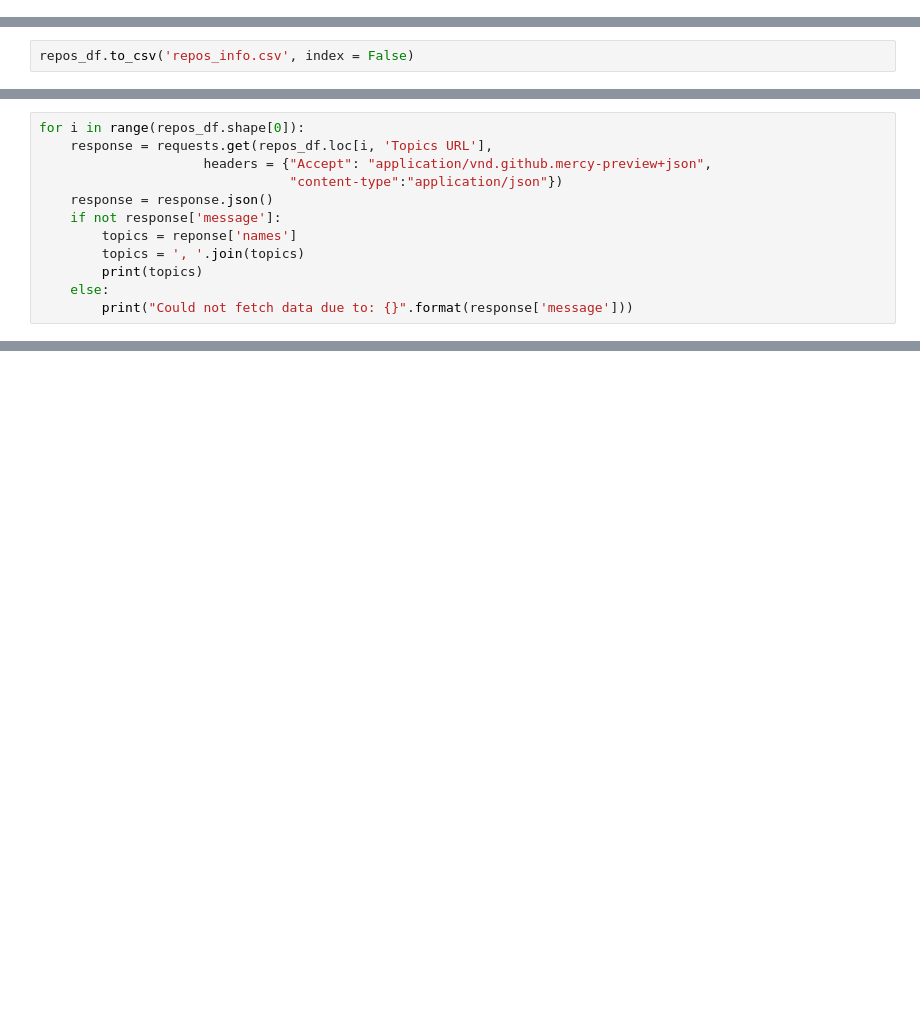
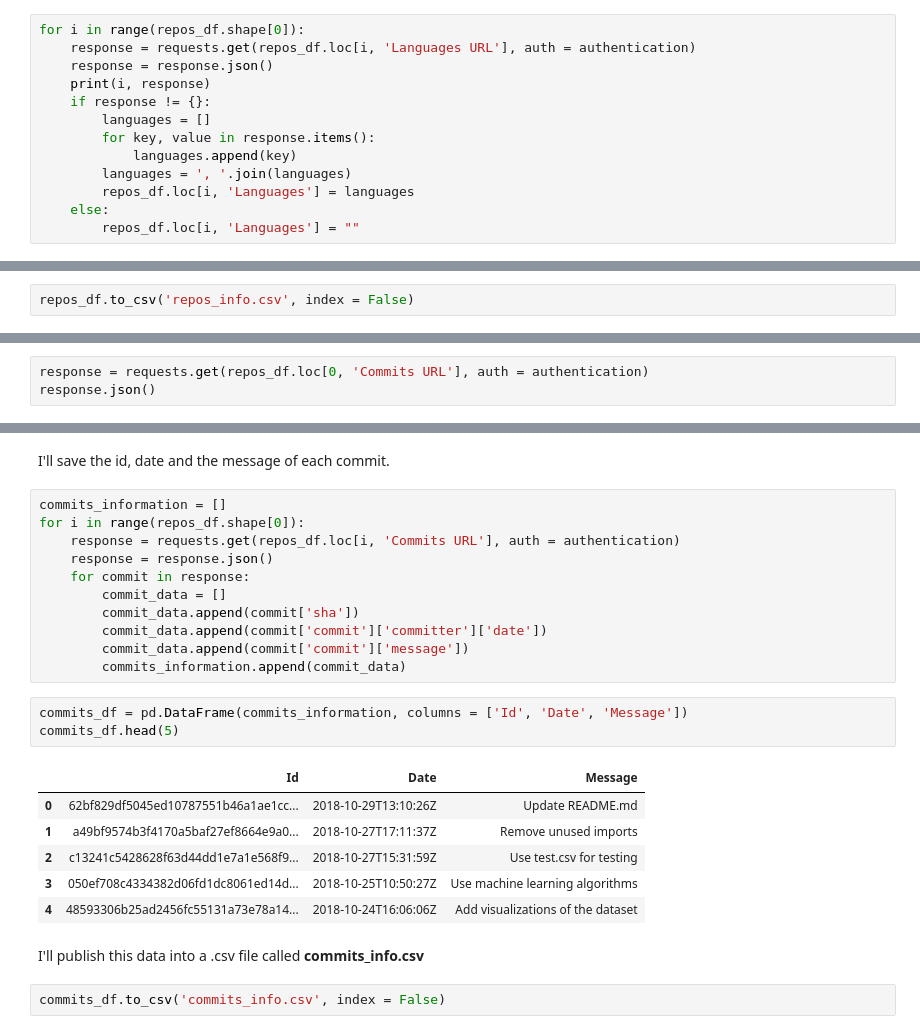
Before and after one commit to kb22/GitHub-User-Insights-using-API, a Jupyter notebook: Data collection.ipynb, the cells around one changed output, grey strips where cells are left out. Cells and saved outputs as stored; diff of their text form; blank space fills up the shorter version.

```diff
--- a/Data collection.ipynb
+++ b/Data collection.ipynb
@@ -133,0 +161,13 @@ repos_df.head(5)
+# %%
+for i in range(repos_df.shape[0]):
+    response = requests.get(repos_df.loc[i, 'Languages URL'], auth = authentication)
+    response = response.json()
+    print(i, response)
+    if response != {}:
+        languages = []
+        for key, value in response.items():
+            languages.append(key)
+        languages = ', '.join(languages)
+        repos_df.loc[i, 'Languages'] = languages
+    else:
+        repos_df.loc[i, 'Languages'] = ""
@@ -142,12 +195,0 @@ For topics of each repository, I'll iterate through all repos' `Topics URL` and
-# %%
-for i in range(repos_df.shape[0]):
-    response = requests.get(repos_df.loc[i, 'Topics URL'],
-                     headers = {"Accept": "application/vnd.github.mercy-preview+json",
-                                "content-type":"application/json"})
-    response = response.json()
-    if not response['message']:
-        topics = reponse['names']
-        topics = ', '.join(topics)
-        print(topics)
-    else:
-        print("Could not fetch data due to: {}".format(response['message']))
@@ -171,0 +200,3 @@ KeyboardInterrupt:
+# %%
+response = requests.get(repos_df.loc[0, 'Commits URL'], auth = authentication)
+response.json()
@@ -171,0 +221,27 @@ KeyboardInterrupt:
+# %% [markdown]
+I'll save the id, date and the message of each commit.
+# %%
+commits_information = []
+for i in range(repos_df.shape[0]):
+    response = requests.get(repos_df.loc[i, 'Commits URL'], auth = authentication)
+    response = response.json()
+    for commit in response:
+        commit_data = []
+        commit_data.append(commit['sha'])
+        commit_data.append(commit['commit']['committer']['date'])
+        commit_data.append(commit['commit']['message'])
+        commits_information.append(commit_data)
+# %%
+commits_df = pd.DataFrame(commits_information, columns = ['Id', 'Date', 'Message'])
+commits_df.head(5)
+# %% [output]
+|  | Id | Date | Message |
+| 0 | 62bf829df5045ed10787551b46a1ae1cc... | 2018-10-29T13:10:26Z | Update README.md |
+| 1 | a49bf9574b3f4170a5baf27ef8664e9a0... | 2018-10-27T17:11:37Z | Remove unused imports |
+| 2 | c13241c5428628f63d44dd1e7a1e568f9... | 2018-10-27T15:31:59Z | Use test.csv for testing |
+| 3 | 050ef708c4334382d06fd1dc8061ed14d... | 2018-10-25T10:50:27Z | Use machine learning algorithms |
+| 4 | 48593306b25ad2456fc55131a73e78a14... | 2018-10-24T16:06:06Z | Add visualizations of the dataset |
+# %% [markdown]
+I'll publish this data into a .csv file called **commits_info.csv**
+# %%
+commits_df.to_csv('commits_info.csv', index = False)
```
Also changed, not shown: parts of 21 cells of this notebook.
